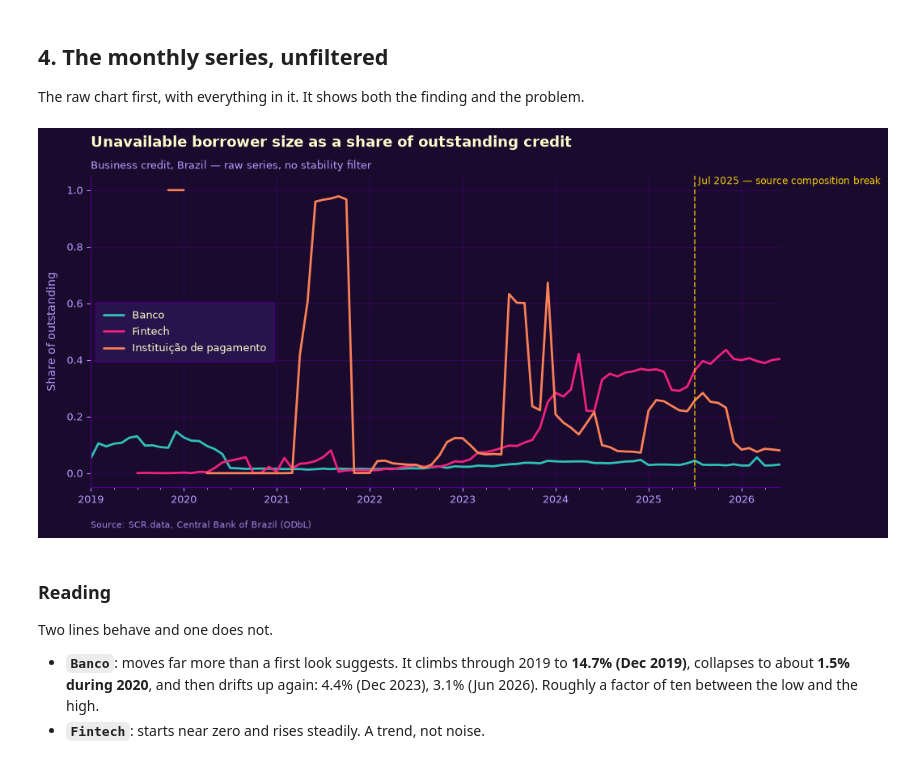
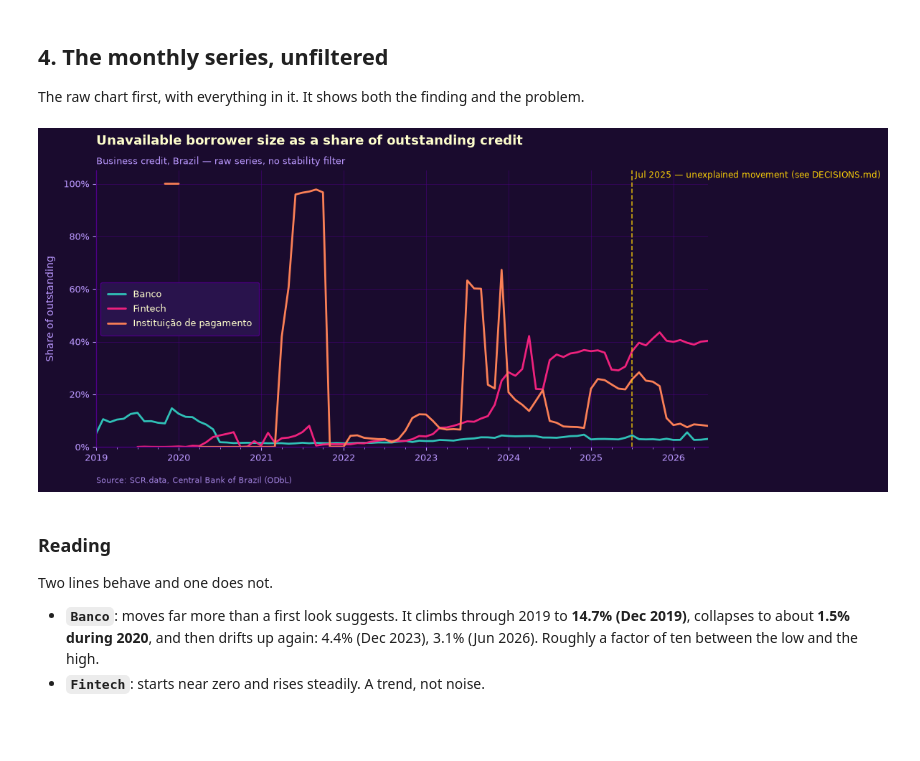
Before and after one commit to msitta/creditlens, a Jupyter notebook: notebooks/01_unavailable_size.ipynb, the cells around one changed output. Drawn from its saved outputs; the diff is of its cells as text; code cells hidden in the pictures; blank space fills up the shorter version.

Commit message:
Nationwide SCR.data analysis: borrower-size reliability by lender segment

```diff
--- a/notebooks/01_unavailable_size.ipynb
+++ b/notebooks/01_unavailable_size.ipynb
@@ -90,15 +77,15 @@ repository root: c:\Users\marco\dev\SCR_Bacen
 Before any analysis: is the period complete, and does the volume match what the
 ingestion routine reported?
 # %%
-# Only the columns the analysis uses: the nationwide extract is ~10.3M
-# rows, and the full column set does not fit comfortably in memory.
-df = (pd.read_parquet(PARQUET, columns=list(COLUMNS))
-        .rename(columns=COLUMNS))
+# Only the columns the analysis uses: the nationwide extract is ~10.3M rows and
+# the full column set does not fit comfortably in memory.
+df = pd.read_parquet(PARQUET, columns=list(COLUMNS))
 
 print(f'rows     : {len(df):,}')
-print(f'period   : {df["month"].min():%m-%Y} to {df["month"].max():%m-%Y}')
-print(f'months   : {df["month"].nunique()}')
-print(f'segments : {df["segment"].nunique()}')
+print(
+    f'period   : {df["data_base"].min():%m-%Y} to {df["data_base"].max():%m-%Y}')
+print(f'months   : {df["data_base"].nunique()}')
+print(f'segments : {df["segmento"].nunique()}')
 # %% [output]
 rows     : 10,302,179
 period   : 01-2019 to 06-2026
@@ -344,30 +335,40 @@ the wider test on the list anyway — one month is one month.
 The raw chart first, with everything in it. It shows both the finding and the
 problem.
 # %%
-base = df[df['segment'].isin(STUDIED)]
+base = df[df['segmento'].isin(STUDIED)]
 
 # Denominator: all active credit per month and segment.
-total = base.groupby(['month', 'segment'], observed=True)['outstanding'].sum()
+total = base.groupby(['data_base', 'segmento'], observed=True)[
+    'carteira_ativa'].sum()
 
 # Numerator: the slice with no reported borrower size.
 # reindex + fill_value=0 matters: a month with no such credit is a true zero,
 # not a gap. Without it the line breaks and reads as missing data.
-unavailable = (base[base['size_unavailable']]
-               .groupby(['month', 'segment'], observed=True)['outstanding'].sum()
+unavailable = (base[base['porte_indisponivel']]
+               .groupby(['data_base', 'segmento'], observed=True)['carteira_ativa'].sum()
                .reindex(total.index, fill_value=0))
 
-series = (unavailable / total).unstack('segment')
+series = (unavailable / total).unstack('segmento')
+
+# Both series charts share this ceiling. The filtered chart in section 5 drops
+# exactly the extreme months, so letting matplotlib pick its own limits there
+# would give two same-titled figures different rulers — and the filtered line
+# would look flattened by the criterion rather than by the axis.
+YMAX = series.max().max() * 1.05
 
 fig, ax = style.figure('Unavailable borrower size as a share of outstanding credit',
                        'Share of outstanding',
                        subtitle='Business credit, Brazil — raw series, no stability filter')
 series.plot(ax=ax, color=style.colors(series.columns))
+ax.set_ylim(0, YMAX)
+# The series holds fractions; the narrative and README speak in per cent.
+ax.yaxis.set_major_formatter(PercentFormatter(xmax=1, decimals=0))
 style.mark(ax, pd.Timestamp('2025-07-31'),
-           'Jul 2025 — source composition break')
+           'Jul 2025 — unexplained movement (see DECISIONS.md)')
 style.finalize(ax, 'Source: SCR.data, Central Bank of Brazil (ODbL)')
 plt.show()
 # %% [output]
-[figure, old version]
+[figure, new version]
 # %% [markdown]
 ### Reading
 
```
Also changed, not shown: parts of 9 cells of this notebook, 8 other files.
